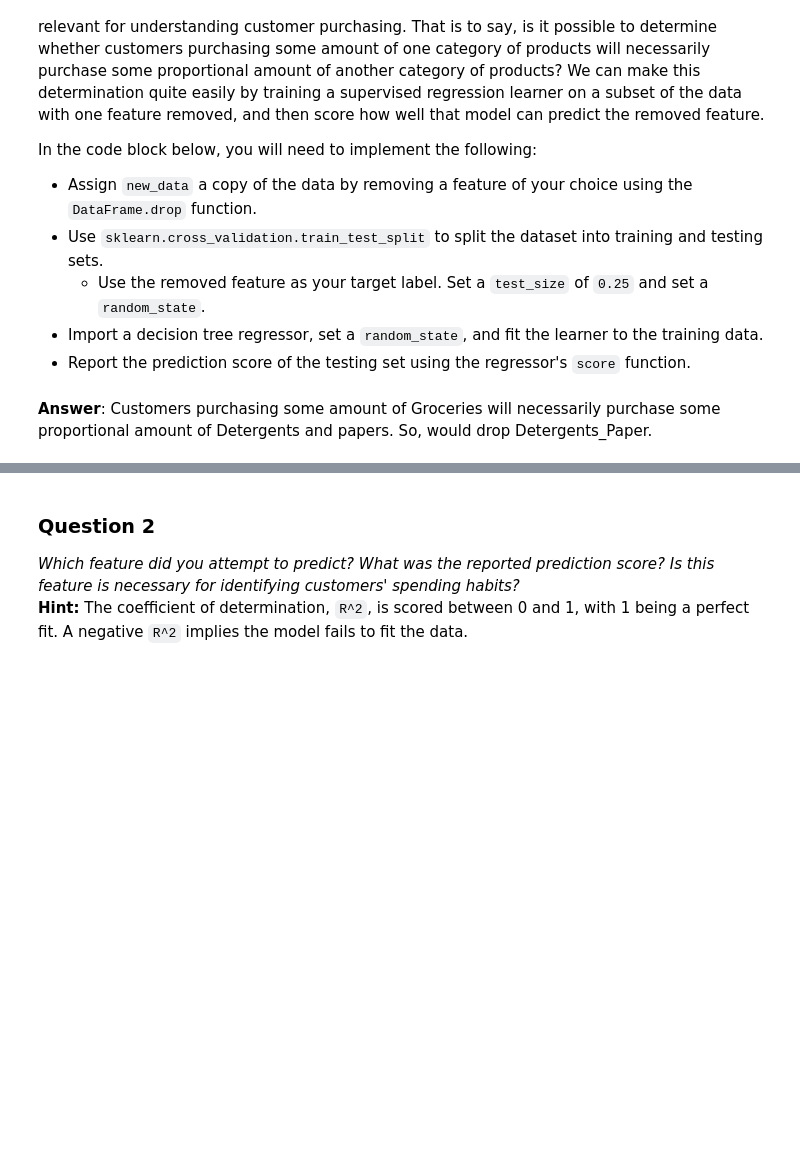
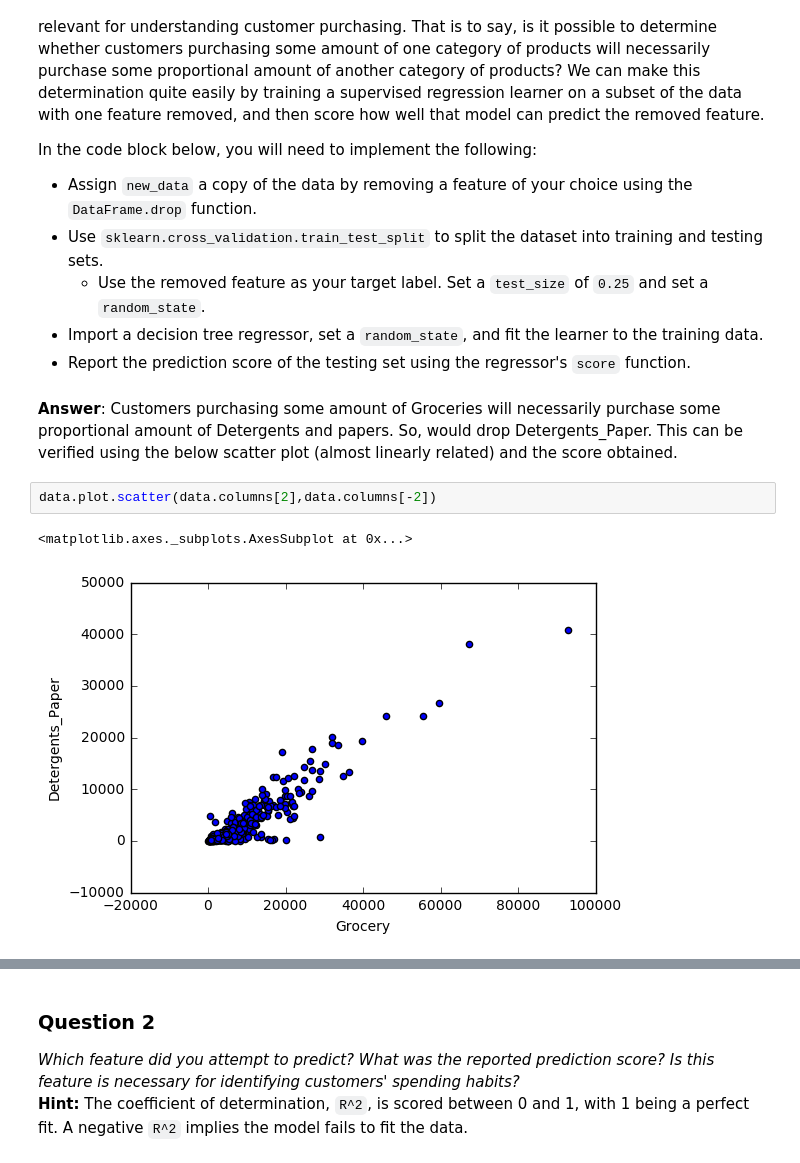
Before and after one commit to TilakD/Udacity_MLND_Unsup_Customer_Segment, a Jupyter notebook: customer_segments.ipynb, the cells around one changed output, grey strips where cells are left out. Cells and saved outputs as stored; diff of their text form; blank space fills up the shorter version.

```diff
--- a/customer_segments.ipynb
+++ b/customer_segments.ipynb
@@ -99,6 +126,11 @@ In the code block below, you will need to implement the following:
  - Import a decision tree regressor, set a `random_state`, and fit the learner to the training data.
  - Report the prediction score of the testing set using the regressor's `score` function.
 # %% [markdown]
-**Answer**: Customers purchasing some amount of Groceries will necessarily purchase some proportional amount of Detergents and papers. So, would drop Detergents_Paper.
+**Answer**: Customers purchasing some amount of Groceries will necessarily purchase some proportional amount of Detergents and papers. So, would drop Detergents_Paper. This can be verified using the below scatter plot (almost linearly related) and the score obtained.
+# %%
+data.plot.scatter(data.columns[2],data.columns[-2])
+# %% [output]
+<matplotlib.axes._subplots.AxesSubplot at 0x...>
+[figure, added]
 # %%
 # TODO: Make a copy of the DataFrame, using the 'drop' function to drop the given feature
```
Also changed, not shown: parts of 10 cells of this notebook.
